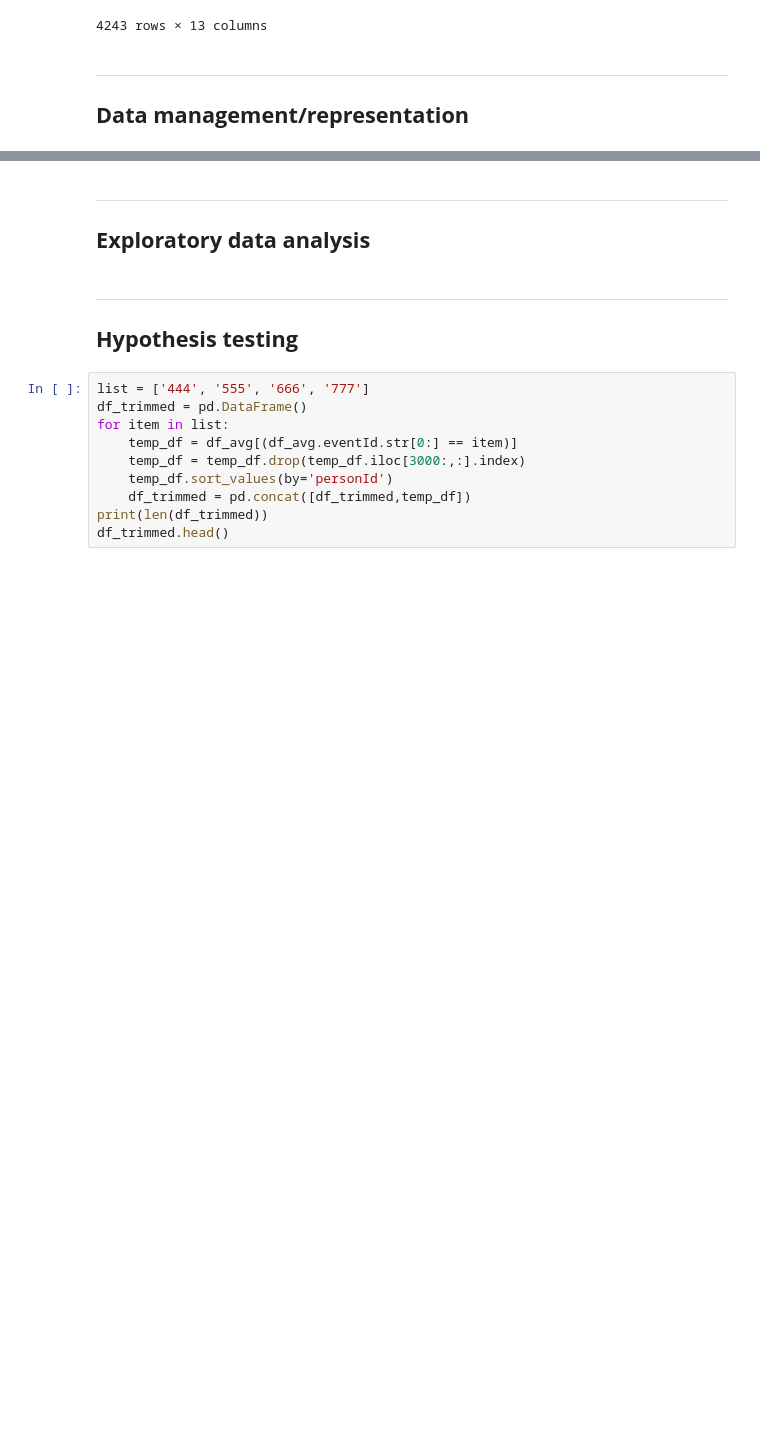
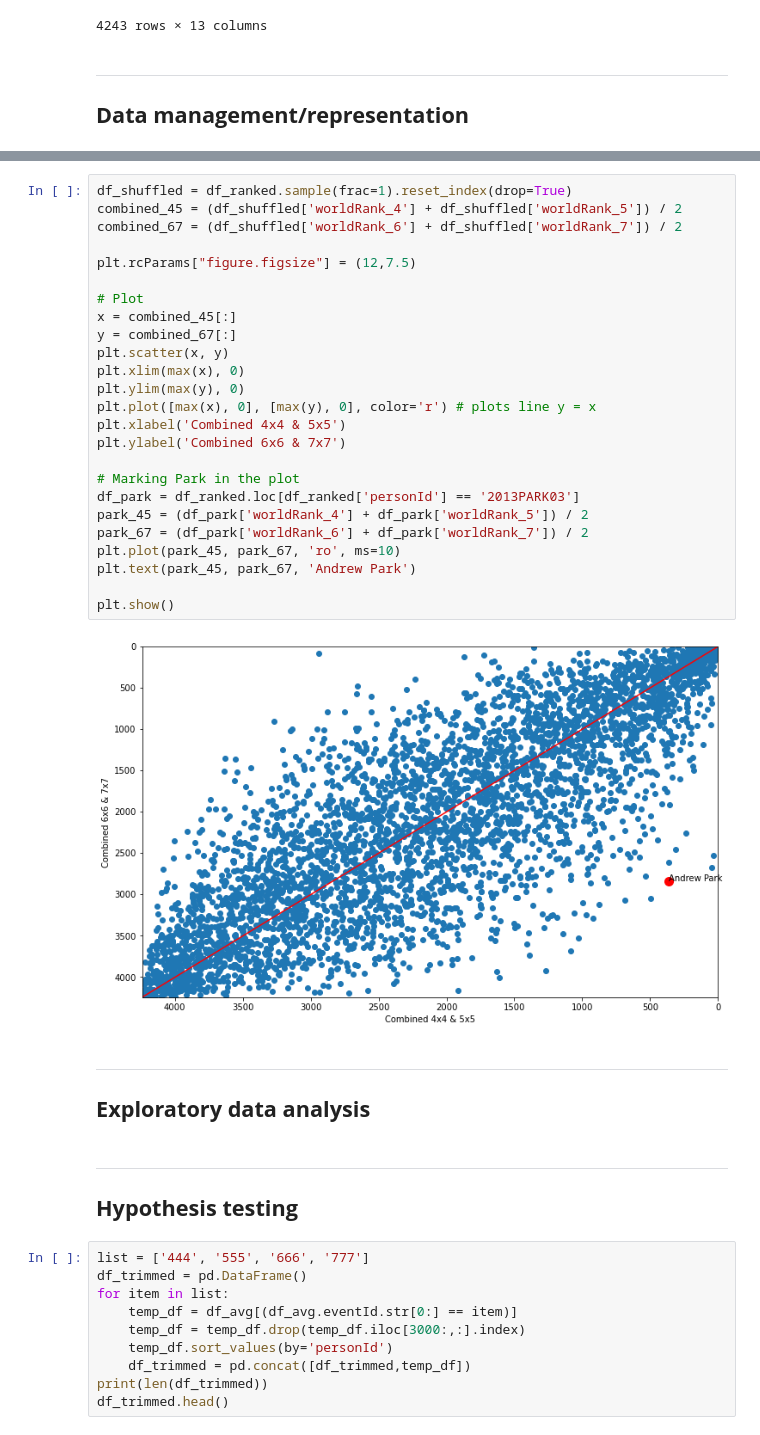
Before and after one commit to chanoepark/CMSC320FinalProj, a Jupyter notebook: CMSC320FinalProj_ParkEllis.ipynb, the cells around one changed output, grey strips where cells are left out. Drawn from its saved outputs; the diff is of its cells as text; blank space fills up the shorter version.

```diff
--- a/CMSC320FinalProj_ParkEllis.ipynb
+++ b/CMSC320FinalProj_ParkEllis.ipynb
@@ -91,3 +151,30 @@ df_grouped
+# %%
+df_shuffled = df_ranked.sample(frac=1).reset_index(drop=True)
+combined_45 = (df_shuffled['worldRank_4'] + df_shuffled['worldRank_5']) / 2
+combined_67 = (df_shuffled['worldRank_6'] + df_shuffled['worldRank_7']) / 2
+
+plt.rcParams["figure.figsize"] = (12,7.5)
+
+# Plot
+x = combined_45[:]
+y = combined_67[:]
+plt.scatter(x, y)
+plt.xlim(max(x), 0)
+plt.ylim(max(y), 0)
+plt.plot([max(x), 0], [max(y), 0], color='r') # plots line y = x
+plt.xlabel('Combined 4x4 & 5x5')
+plt.ylabel('Combined 6x6 & 7x7')
+
+# Marking Park in the plot
+df_park = df_ranked.loc[df_ranked['personId'] == '2013PARK03']
+park_45 = (df_park['worldRank_4'] + df_park['worldRank_5']) / 2
+park_67 = (df_park['worldRank_6'] + df_park['worldRank_7']) / 2
+plt.plot(park_45, park_67, 'ro', ms=10)
+plt.text(park_45, park_67, 'Andrew Park')
+
+plt.show()
+# %% [output]
+[figure, added]
 # %% [markdown]
 ***
 ## **Exploratory data analysis**
```
Also changed, not shown: parts of 2 cells of this notebook, 1 other file.
